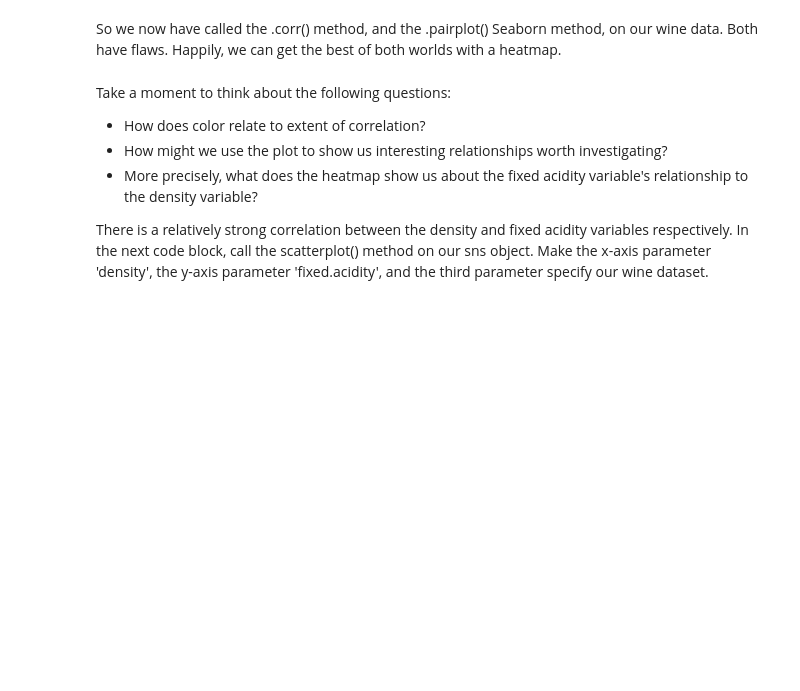
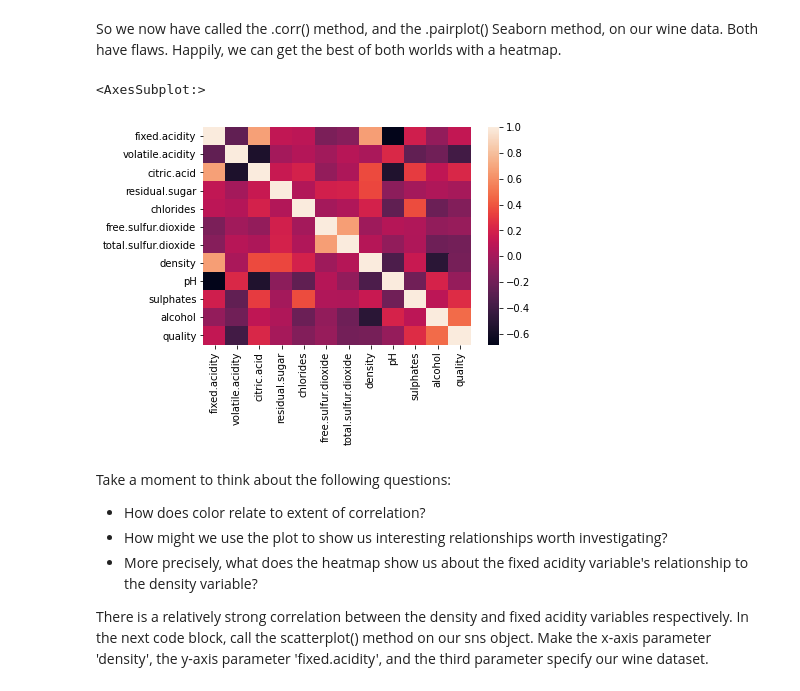
Before and after one commit to cogentdom/Linear_Regression, a Jupyter notebook: Springboard Regression Case Study - the Red Wine Dataset - Tier 3.ipynb, the cells around one changed output. Cells and saved outputs as stored; diff of their text form; code cells hidden in the pictures; blank space fills up the shorter version.

```diff
--- a/Springboard Regression Case Study - the Red Wine Dataset - Tier 3.ipynb
+++ b/Springboard Regression Case Study - the Red Wine Dataset - Tier 3.ipynb
@@ -210,7 +245,10 @@ Here's a couple things you might have noticed:
 So we now have called the .corr() method, and the .pairplot() Seaborn method, on our wine data. Both have flaws. Happily, we can get the best of both worlds with a heatmap.
 # %%
 # Make a heatmap of the data
-_ _ _
+sns.heatmap(data.corr())
+# %% [output]
+<AxesSubplot:>
+[figure, added]
 # %% [markdown]
 Take a moment to think about the following questions:
 - How does color relate to extent of correlation?
```
Also changed, not shown: parts of 8 cells of this notebook.
